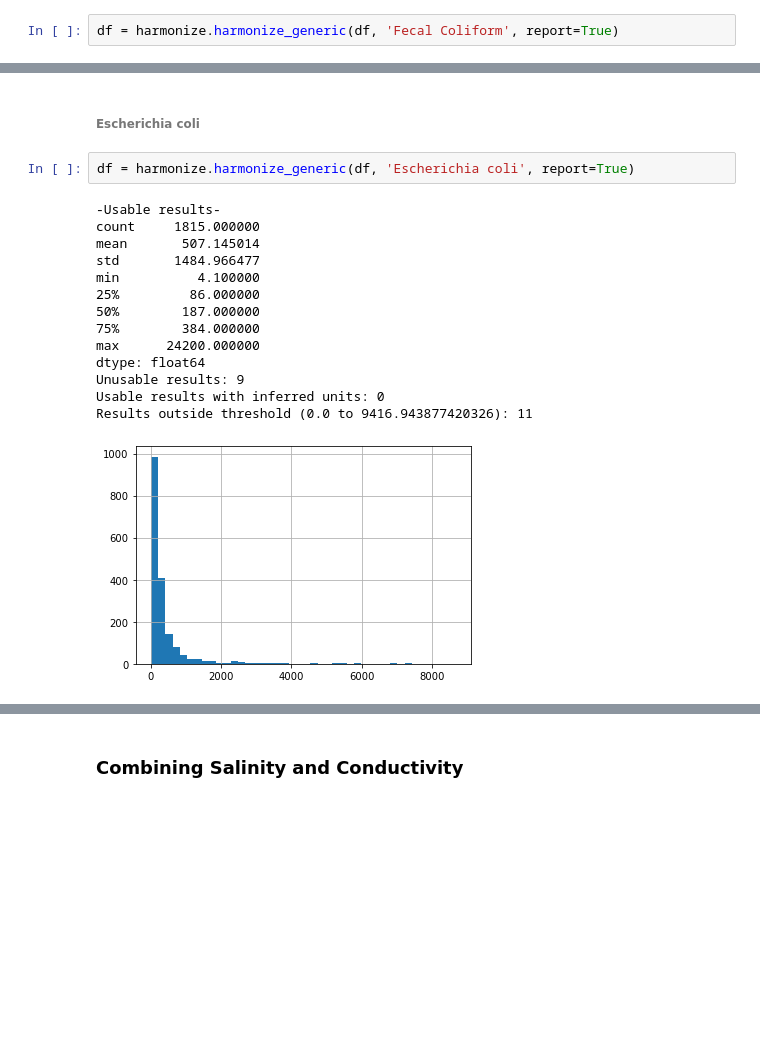
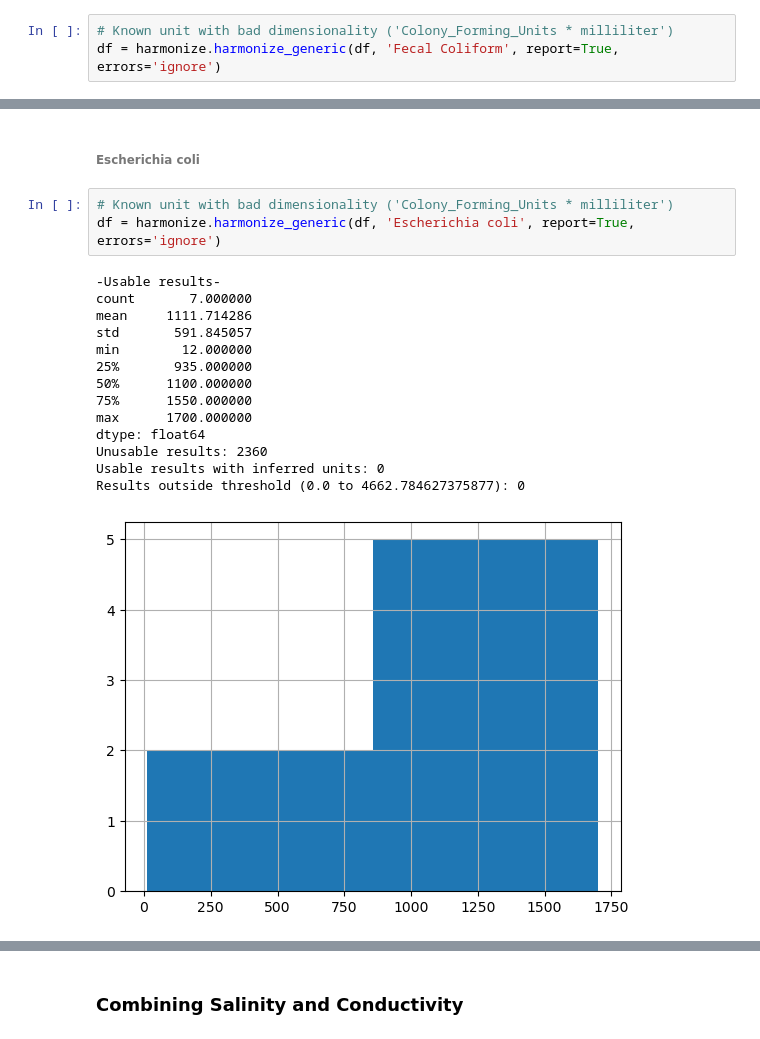
Before and after one commit to USEPA/harmonize-wq, a Jupyter notebook: demos/Harmonize_Pensacola.ipynb, the cells around one changed output, grey strips where cells are left out. Cells and saved outputs as stored; diff of their text form; blank space fills up the shorter version.

```diff
--- a/demos/Harmonize_Pensacola.ipynb
+++ b/demos/Harmonize_Pensacola.ipynb
@@ -928,6 +988,7 @@ Some equivalence assumptions are built-in where bacteria counts that are not equ
 # %% [markdown]
 ###### Fecal Coliform
 # %%
-df = harmonize.harmonize_generic(df, 'Fecal Coliform', report=True)
+# Known unit with bad dimensionality ('Colony_Forming_Units * milliliter')
+df = harmonize.harmonize_generic(df, 'Fecal Coliform', report=True, errors='ignore')
 # %% [output]
 -Usable results-
@@ -964,22 +1025,23 @@ df.loc[df['CharacteristicName']=='Fecal Coliform', cols]
 # %% [markdown]
 ###### Escherichia coli
 # %%
-df = harmonize.harmonize_generic(df, 'Escherichia coli', report=True)
+# Known unit with bad dimensionality ('Colony_Forming_Units * milliliter')
+df = harmonize.harmonize_generic(df, 'Escherichia coli', report=True, errors='ignore')
 # %% [output]
 -Usable results-
-count     1815.000000
-mean       507.145014
-std       1484.966477
-min          4.100000
-25%         86.000000
-50%        187.000000
-75%        384.000000
-max      24200.000000
+count       7.000000
+mean     1111.714286
+std       591.845057
+min        12.000000
+25%       935.000000
+50%      1100.000000
+75%      1550.000000
+max      1700.000000
 dtype: float64
-Unusable results: 9
+Unusable results: 2360
 Usable results with inferred units: 0
-Results outside threshold (0.0 to 9416.943877420326): 11
+Results outside threshold (0.0 to 4662.784627375877): 0
-[figure, old version]
+[figure, new version]
 # %%
 cols = ['ResultMeasureValue', 'ResultMeasure/MeasureUnitCode', 'QA_flag', 'E_coli']
 df.loc[df['CharacteristicName']=='Escherichia coli', cols]
```
Also changed, not shown: parts of 77 cells of this notebook.
